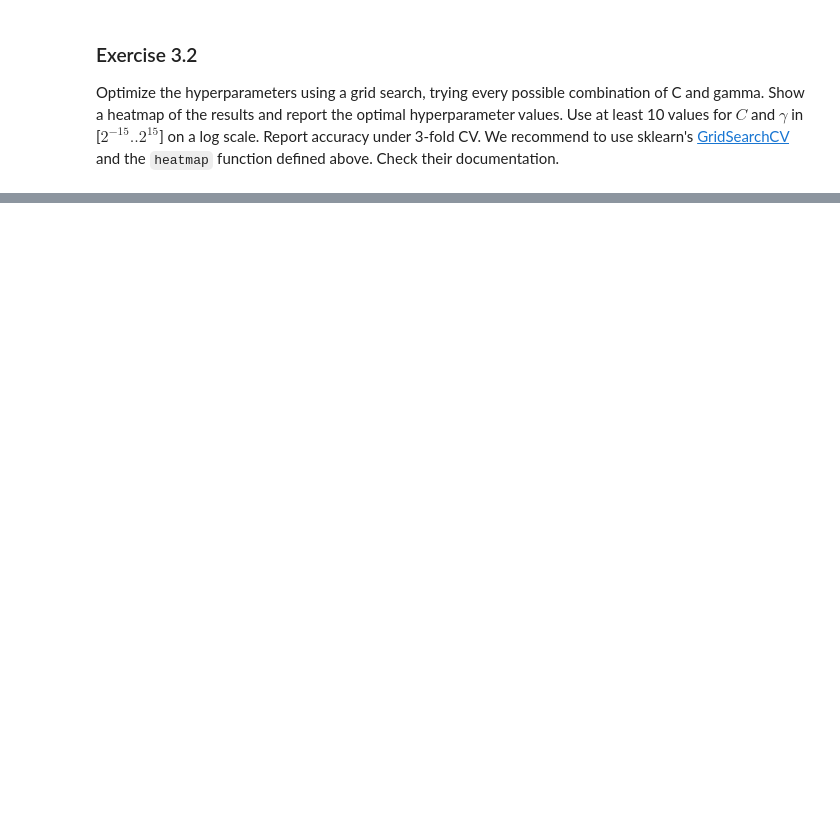
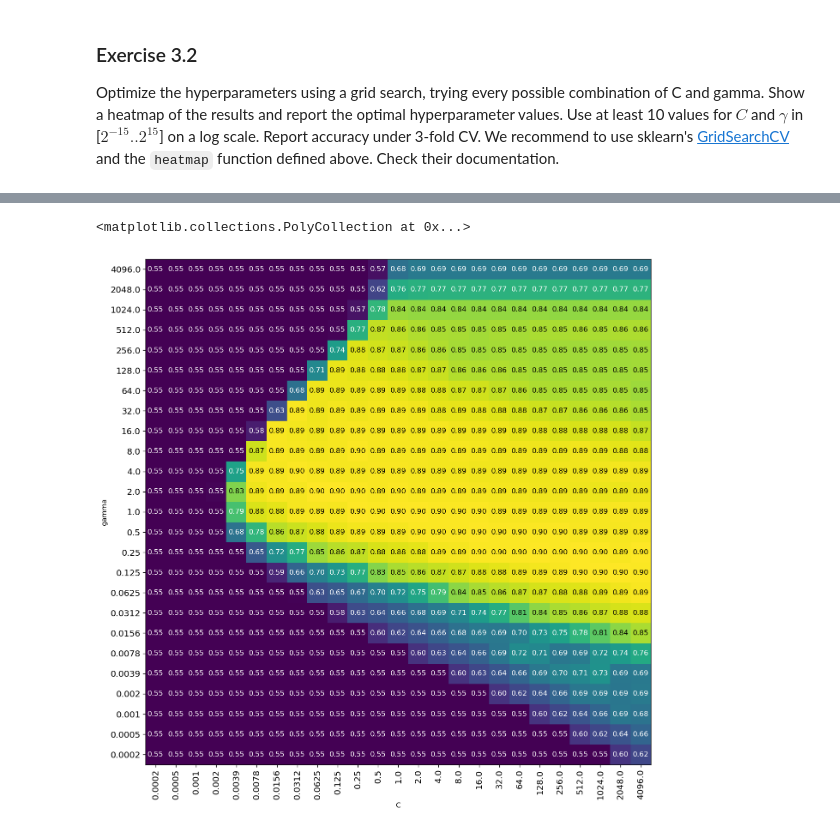
Before and after one commit to TbabmBarry/master, a Jupyter notebook: labs/Lab 2 - SVM.ipynb, the cells around one changed output, grey strips where cells are left out. Cells and saved outputs as stored; diff of their text form; code cells hidden in the pictures; blank space fills up the shorter version.

```diff
--- a/labs/Lab 2 - SVM.ipynb
+++ b/labs/Lab 2 - SVM.ipynb
@@ -250,7 +266,7 @@ from sklearn.model_selection import StratifiedShuffleSplit
 # %%
-C_params = 2 * np.logspace(-15, 15, 10)
-gamma_params = 2 * np.logspace(-15, 15, 10)
+C_params = np.logspace(-12, 12, 25, base=2)
+gamma_params = np.logspace(-12, 12, 25, base=2)
 grid_params = dict(C=C_params, gamma=gamma_params)
 cv = StratifiedShuffleSplit(n_splits=3, test_size=0.2, random_state=42)
-grid = GridSearchCV(SVC(), param_grid=grid_params, n_jobs=-1, cv=cv)
+grid = GridSearchCV(SVC(), param_grid=grid_params, n_jobs=-1, cv=cv, scoring='accuracy')
 grid.fit(X, y)
@@ -257,6 +289,9 @@ grid.fit(X, y)
 # %%
-test_scores = np.array(pd.DataFrame(grid_search.cv_results_).mean_test_score).reshape(10, 10).T
-plt.rcParams.update({'font.size': 12})
+test_scores = np.array(pd.DataFrame(grid.cv_results_).mean_test_score).reshape(25, 25).T
+plt.rcParams.update({'font.size': 18})
 fig, axes = plt.subplots(1, 1, figsize=(13, 13))
-heatmap(test_scores, xlabel='C', xticklabels=list(map(lambda n: "%.E" % n, grid_params["C"])),
-        ylabel='gamma', yticklabels=list(map(lambda n: "%.E" % n, grid_params["gamma"])), cmap=plt.cm.hot, fmt="%.2f", ax=axes)
+heatmap(test_scores, xlabel='C', xticklabels=np.around(grid_params['C'],4),
+        ylabel='gamma', yticklabels=np.around(grid_params["gamma"],4), cmap="viridis", fmt="%.2f", ax=axes)
+# %% [output]
+<matplotlib.collections.PolyCollection at 0x...>
+[figure, added]
```
Also changed, not shown: parts of 9 cells of this notebook.
